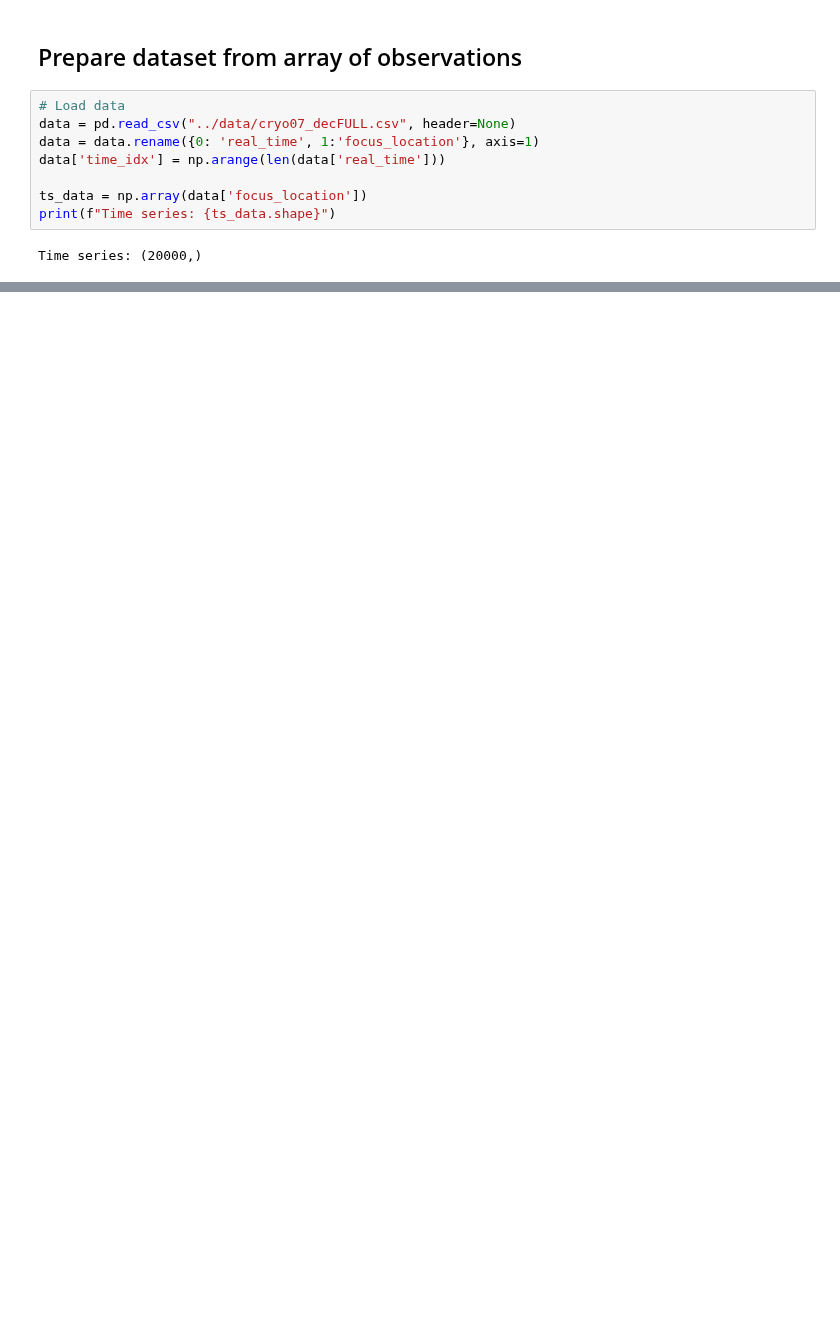
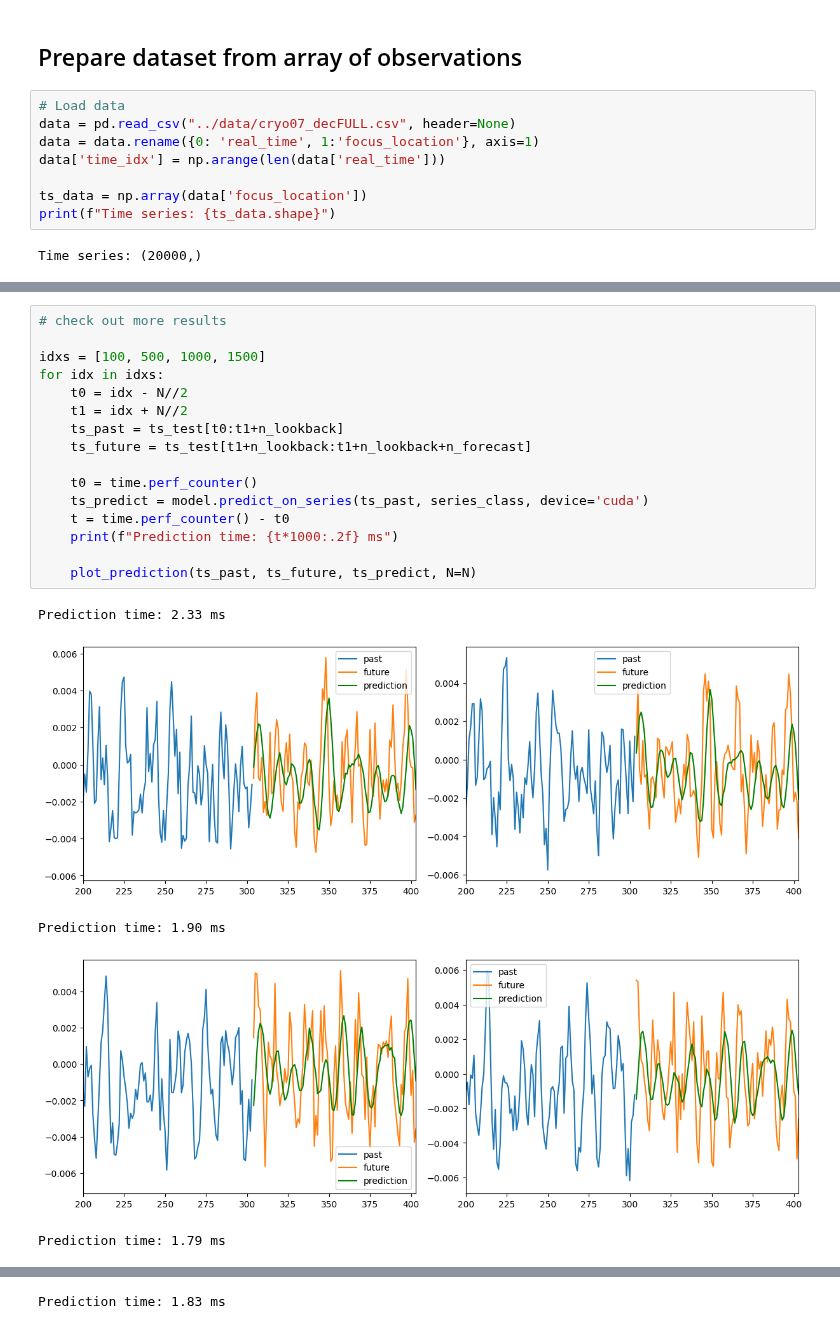
Before and after one commit to maxbalrog/laser-jitter, a Jupyter notebook: notebooks/production.ipynb, the cells around one changed output, grey strips where cells are left out. Drawn from its saved outputs; the diff is of its cells as text; blank space fills up the shorter version.

```diff
--- a/notebooks/production.ipynb
+++ b/notebooks/production.ipynb
@@ -126,0 +168,22 @@ plt.show()
+# %%
+# check out more results
+
+idxs = [100, 500, 1000, 1500]
+for idx in idxs:
+    t0 = idx - N//2
+    t1 = idx + N//2
+    ts_past = ts_test[t0:t1+n_lookback]
+    ts_future = ts_test[t1+n_lookback:t1+n_lookback+n_forecast]
+
+    t0 = time.perf_counter()
+    ts_predict = model.predict_on_series(ts_past, series_class, device='cuda')
+    t = time.perf_counter() - t0
+    print(f"Prediction time: {t*1000:.2f} ms")
+
+    plot_prediction(ts_past, ts_future, ts_predict, N=N)
+# %% [output]
+Prediction time: 2.33 ms
+[figure, added]
+Prediction time: 1.90 ms
+[figure, added]
+Prediction time: 1.79 ms
@@ -126,0 +191 @@ plt.show()
+Prediction time: 1.83 ms
```
Also changed, not shown: parts of 9 cells of this notebook.
